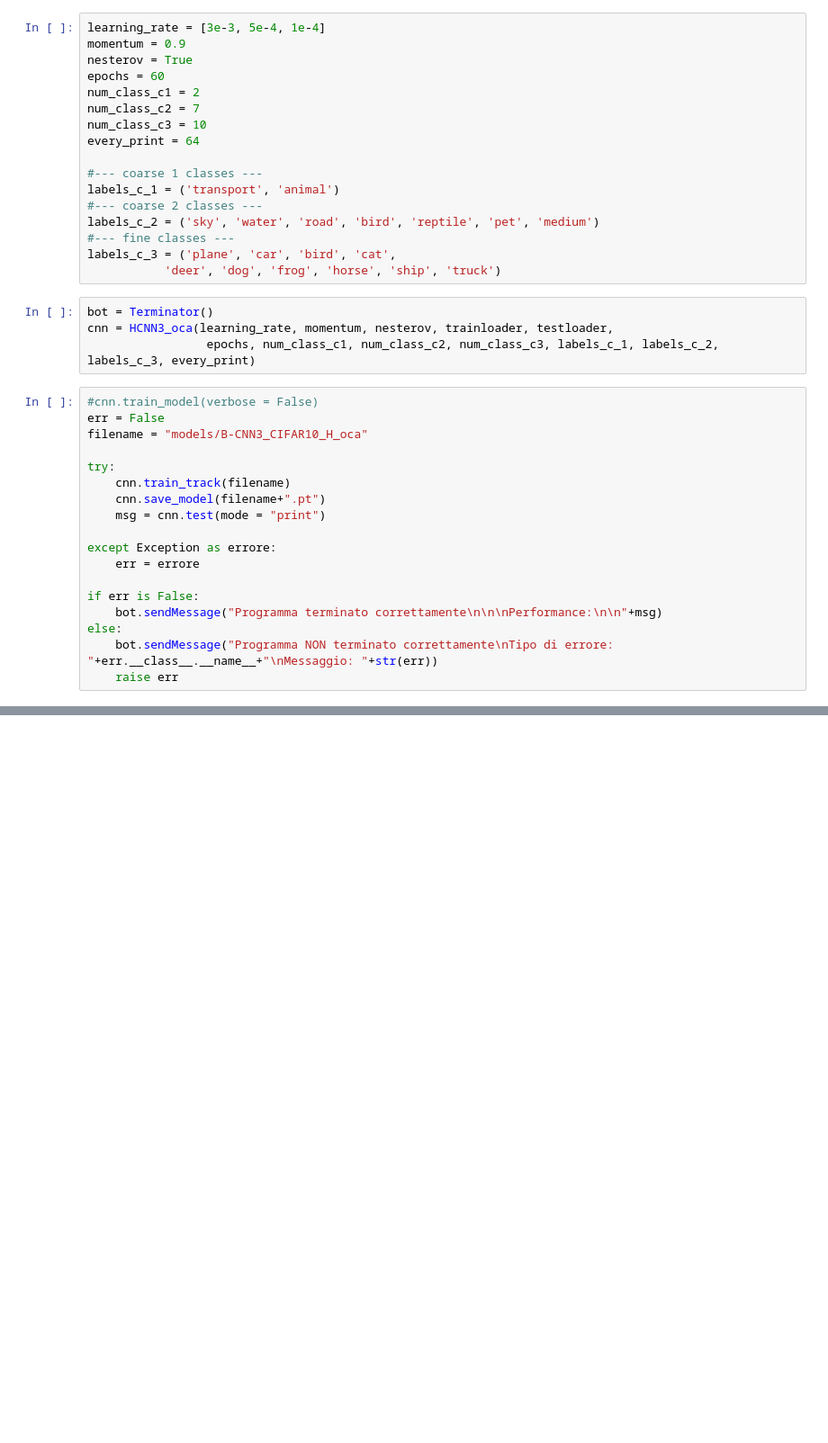
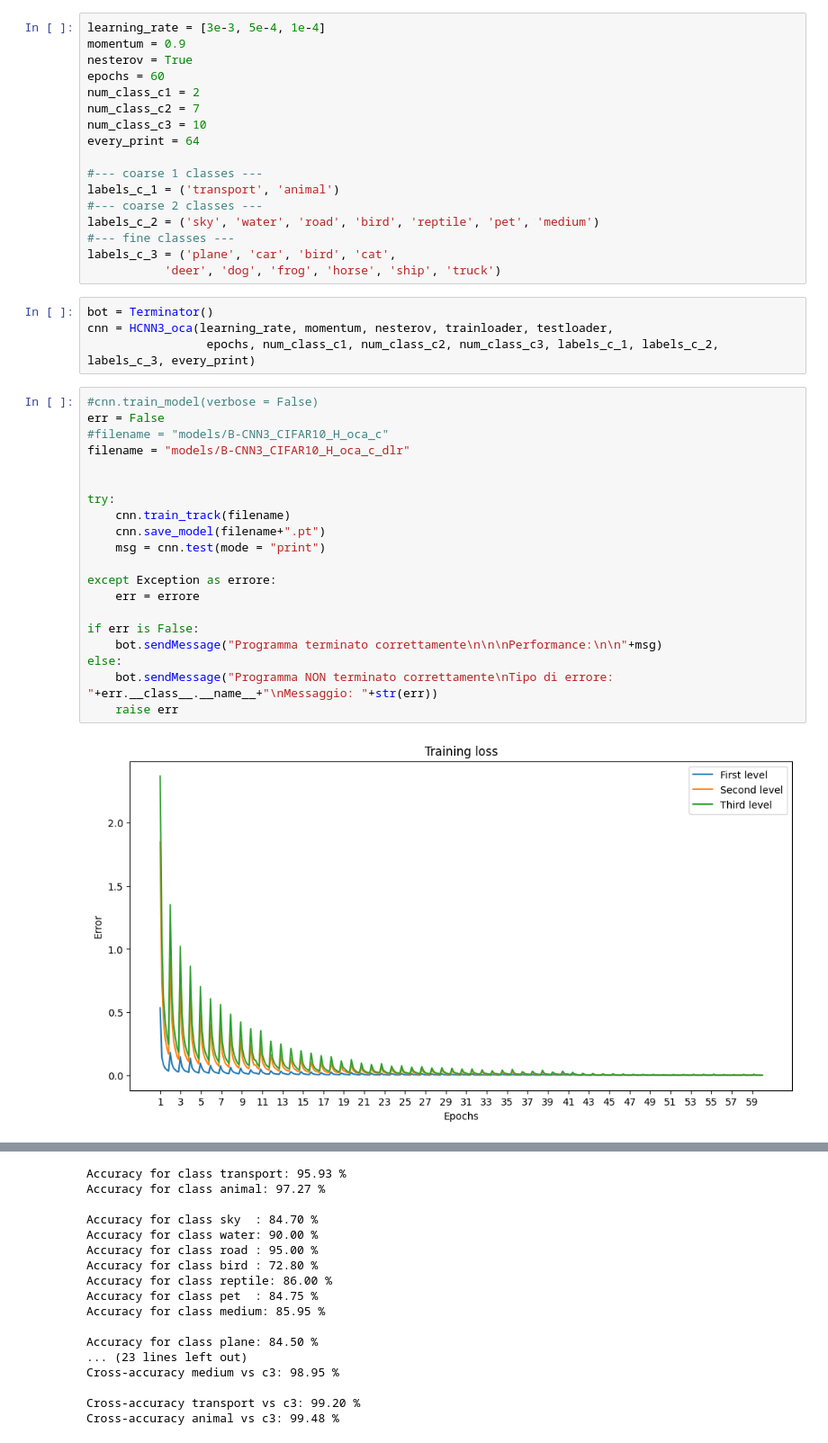
Before and after one commit to LoreFiaschi/LH-DNN, a Jupyter notebook: HCNN3-simple-only_class_aware-cuscin.ipynb, the cells around one changed output, grey strips where cells are left out. Shown: that part at 90% size. Saved outputs shown, nothing was run; the diff lists cells and outputs as text; blank space fills up the shorter version.

```diff
--- a/HCNN3-simple-only_class_aware-cuscin.ipynb
+++ b/HCNN3-simple-only_class_aware-cuscin.ipynb
@@ -538,18 +604,22 @@ cnn = HCNN3_oca(learning_rate, momentum, nesterov, trainloader, testloader,
 # %%
 #cnn.train_model(verbose = False)
 err = False
-filename = "models/B-CNN3_CIFAR10_H_oca"
+#filename = "models/B-CNN3_CIFAR10_H_oca_c"
+filename = "models/B-CNN3_CIFAR10_H_oca_c_dlr"
+
 
 try:
     cnn.train_track(filename)
     cnn.save_model(filename+".pt")
     msg = cnn.test(mode = "print")
 
 except Exception as errore:
     err = errore
 
 if err is False:
     bot.sendMessage("Programma terminato correttamente\n\n\nPerformance:\n\n"+msg)
 else:
     bot.sendMessage("Programma NON terminato correttamente\nTipo di errore: "+err.__class__.__name__+"\nMessaggio: "+str(err))
     raise err
+# %% [output]
+[figure, added]
@@ -556,3 +627,20 @@ else:
+Accuracy for class transport: 95.93 %
+Accuracy for class animal: 97.27 %
+
+Accuracy for class sky  : 84.70 %
+Accuracy for class water: 90.00 %
+Accuracy for class road : 95.00 %
+Accuracy for class bird : 72.80 %
+Accuracy for class reptile: 86.00 %
+Accuracy for class pet  : 84.75 %
+Accuracy for class medium: 85.95 %
+
+Accuracy for class plane: 84.50 %
+... (23 lines left out)
+Cross-accuracy medium vs c3: 98.95 %
+
+Cross-accuracy transport vs c3: 99.20 %
+Cross-accuracy animal vs c3: 99.48 %
 # %%
 total_params = sum(p.numel() for p in cnn.parameters() if p.requires_grad)
 total_params
```
Also changed, not shown: parts of 5 cells of this notebook, 4 other files.
